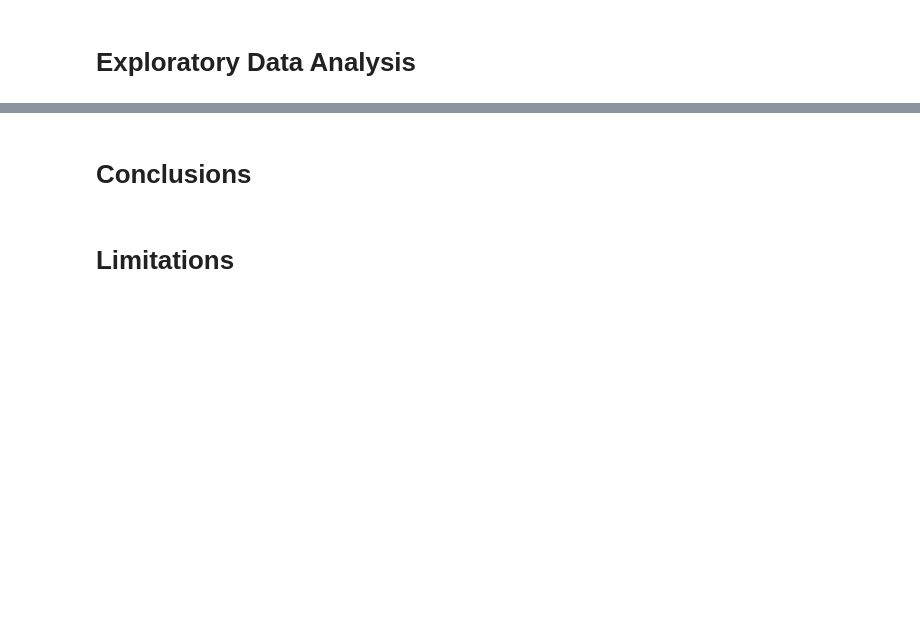
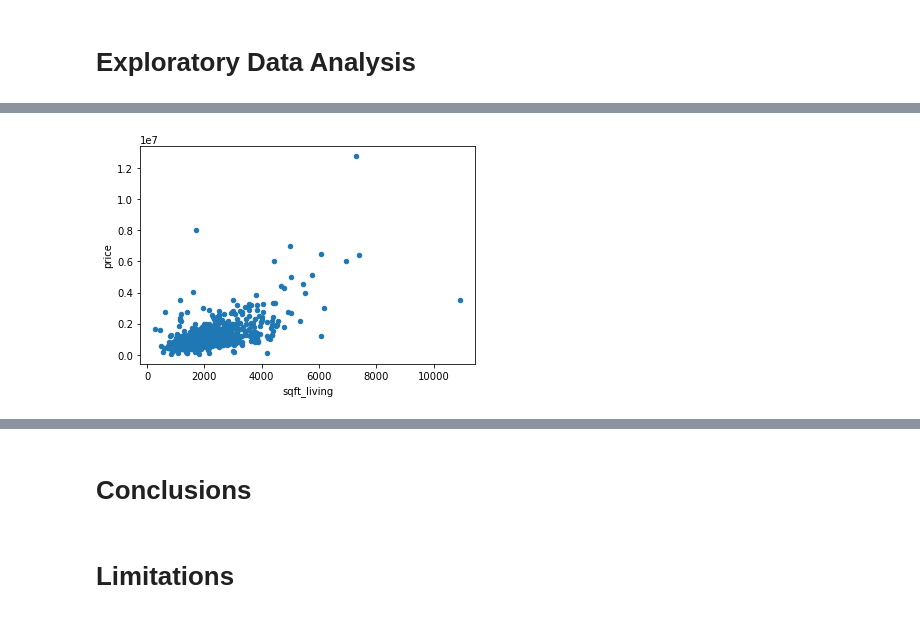
Before and after one commit to lpb3393/Home_Renovations, a Jupyter notebook: Home Renovations.ipynb, the cells around one changed output, grey strips where cells are left out. Saved outputs shown, nothing was run; the diff lists cells and outputs as text; code cells hidden in the pictures; blank space fills up the shorter version.

```diff
--- a/Home Renovations.ipynb
+++ b/Home Renovations.ipynb
@@ -8,0 +168,4 @@
+# %%
+housedata_subset.sample(1000, random_state=1).plot.scatter(x=most_correlated, y="price");
+# %% [output]
+[figure, added]
```
Also changed, not shown: parts of 26 cells of this notebook.
